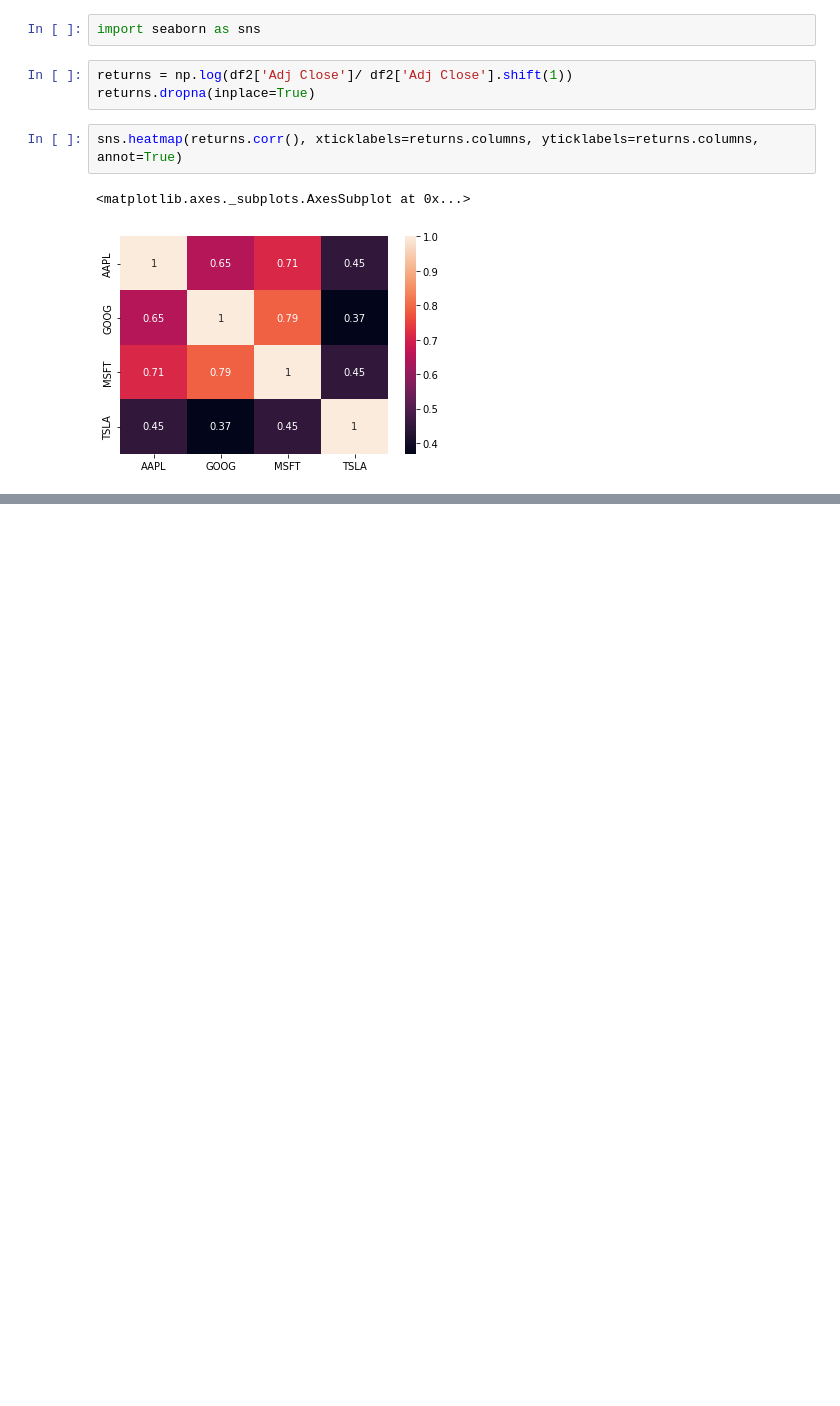
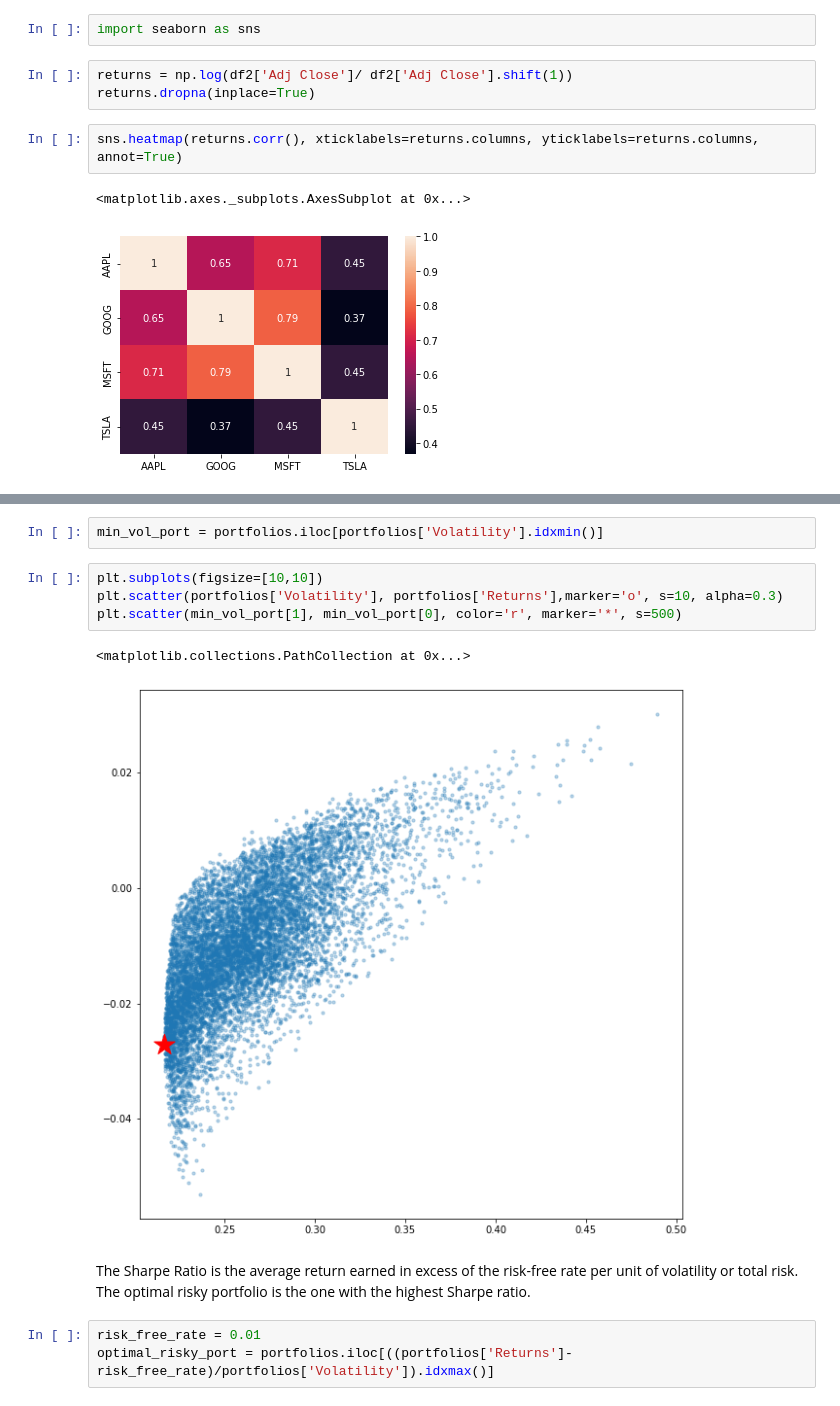
Before and after one commit to michaelmml/Financial-Data-Science, a Jupyter notebook: AlgoTradingStrategies.ipynb, the cells around one changed output, grey strips where cells are left out. Cells and saved outputs as stored; diff of their text form; blank space fills up the shorter version.

```diff
--- a/AlgoTradingStrategies.ipynb
+++ b/AlgoTradingStrategies.ipynb
@@ -230,0 +339,14 @@ sns.heatmap(returns.corr(), xticklabels=returns.columns, yticklabels=returns.col
+# %%
+min_vol_port = portfolios.iloc[portfolios['Volatility'].idxmin()]
+# %%
+plt.subplots(figsize=[10,10])
+plt.scatter(portfolios['Volatility'], portfolios['Returns'],marker='o', s=10, alpha=0.3)
+plt.scatter(min_vol_port[1], min_vol_port[0], color='r', marker='*', s=500)
+# %% [output]
+<matplotlib.collections.PathCollection at 0x...>
+[figure, added]
+# %% [markdown]
+The Sharpe Ratio is the average return earned in excess of the risk-free rate per unit of volatility or total risk. The optimal risky portfolio is the one with the highest Sharpe ratio.
+# %%
+risk_free_rate = 0.01
+optimal_risky_port = portfolios.iloc[((portfolios['Returns']-risk_free_rate)/portfolios['Volatility']).idxmax()]
```
Also changed, not shown: parts of 24 cells of this notebook.
